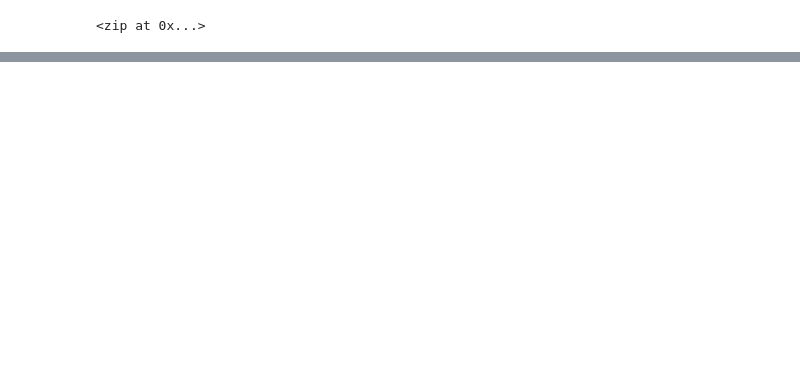
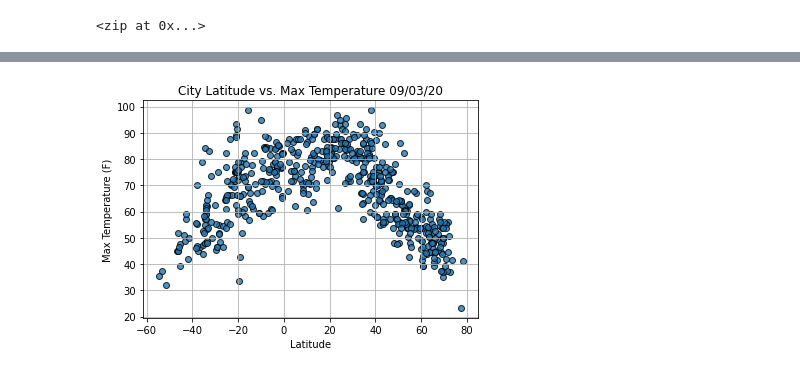
Before and after one commit to maraisabella/World_Weather_Analysis, a Jupyter notebook: WeatherPy.ipynb, the cells around one changed output, grey strips where cells are left out. Cells and saved outputs as stored; diff of their text form; code cells hidden in the pictures; blank space fills up the shorter version.

Commit message:
Weather_Analysis_Challenge

```diff
--- a/WeatherPy.ipynb
+++ b/WeatherPy.ipynb
@@ -15,0 +21,13 @@ lat_lngs
+# %%
+# Create a list for holding the cities.
+cities = []
+
+# Identify the nearest city for each latitude and longitude combination.
+for coordinate in coordinates:
+    city = citipy.nearest_city(coordinate[0], coordinate[1]).city_name
+
+    if city not in cities:
+        cities.append(city)
+
+# Print the city count to confirm sufficient count.
+len(cities)
@@ -94,0 +139,4 @@ city_data_df = pd.DataFrame(city_data)
+# %%
+new_column_order = ["City", "Country", "Date", "Lat", "Lng", "Max Temp", "Humidity", "Cloudiness", "Wind Speed"]
+city_data_df = city_data_df[new_column_order]
+city_data_df
@@ -94,0 +162,9 @@ city_data_df = pd.DataFrame(city_data)
+# %%
+# Visualizations!!
+
+# Extract relevant fields from the Dataframe for plotting.
+lats = city_data_df["Lat"]
+max_temps = city_data_df["Max Temp"]
+humidity = city_data_df["Humidity"]
+cloudiness = city_data_df["Cloudiness"]
+wind_speed  = city_data_df["Wind Speed"]
@@ -94,0 +174,19 @@ city_data_df = pd.DataFrame(city_data)
+# %%
+# Build the scatter plot for latitude vs. max temperature.
+plt.scatter(lats,
+           max_temps,
+           edgecolors="black", linewidths=1, marker="o",
+           alpha=0.8, label="Cities")
+
+plt.title(f"City Latitude vs. Max Temperature "+ time.strftime("%x"))
+plt.ylabel("Max Temperature (F)")
+plt.xlabel("Latitude")
+plt.grid(True)
+
+# Save the figure
+plt.savefig("weather_data/Fig1.png")
+
+# Show plot
+plt.show()
+# %% [output]
+[figure, added]
```
Also changed, not shown: parts of 25 cells of this notebook, 6 other files.
